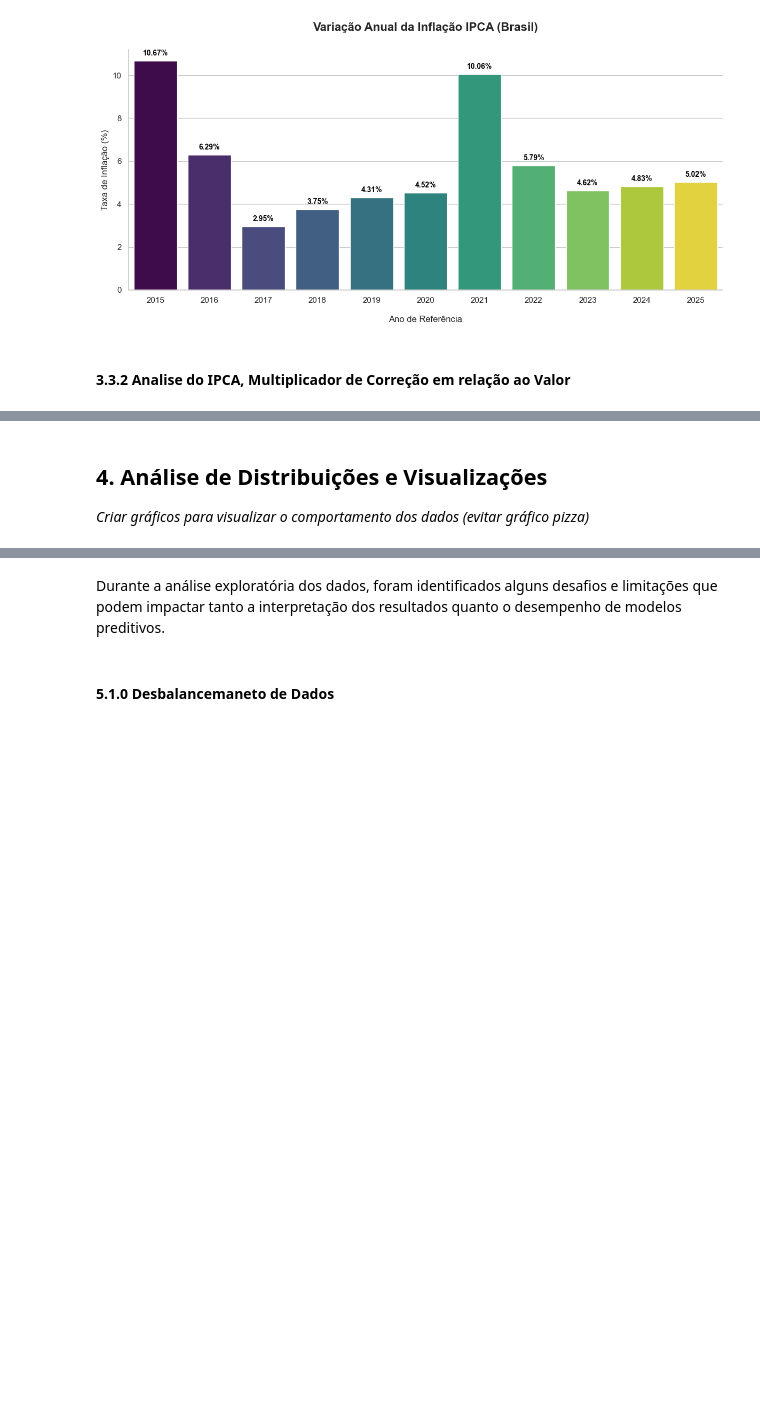
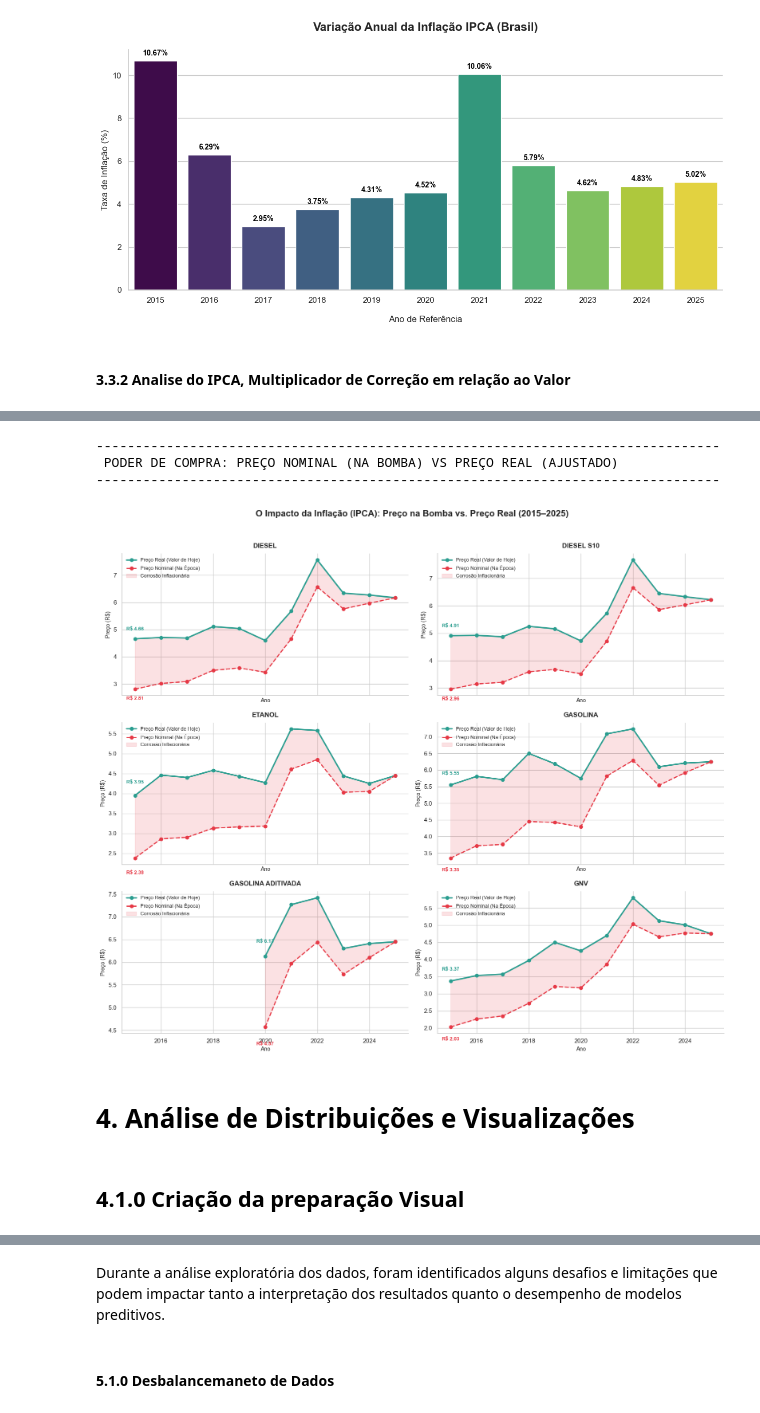
Before and after one commit to LucasCabra7/precos-combustiveis-brasil-2015-2025, a Jupyter notebook: Grupo_4_Análise_Exploratória_e_Modelagem_Preditiva_dos_Preços_de_Combustíveis_no_Brasil_(2015–2025).ipynb, the cells around one changed output, grey strips where cells are left out. Drawn from its saved outputs; the diff is of its cells as text; code cells hidden in the pictures; blank space fills up the shorter version.

```diff
--- a/Grupo_4_Análise_Exploratória_e_Modelagem_Preditiva_dos_Preços_de_Combustíveis_no_Brasil_(2015–2025).ipynb
+++ b/Grupo_4_Análise_Exploratória_e_Modelagem_Preditiva_dos_Preços_de_Combustíveis_no_Brasil_(2015–2025).ipynb
@@ -1137,4 +1165,67 @@ analisador_evolucao_real_vs_nominal.exibir_relatorio_ajustados_pela_inflacao()
+# %%
+
+class VisualizadorPoderDeCompra:
+    def __init__(self, analisador_evolucao: AnalisadorDeEvolucaoRealVsNominalPrecos):
+        self.analisador = analisador_evolucao
+        self.df_inflacao = self.analisador.calculadora_ipca.gerar_relatorio_de_fator_de_correcao()
+        self._configurar_estilo()
+
+    def _configurar_estilo(self):
+        sns.set_theme(style="whitegrid")
+        plt.rcParams["axes.titlesize"] = 12
+        plt.rcParams["axes.labelsize"] = 10
+
+    def plotar_comparativo_real_vs_nominal(self):
+        print("\n" + "-"*80)
+        print(" PODER DE COMPRA: PREÇO NOMINAL (NA BOMBA) VS PREÇO REAL (AJUSTADO)")
+        print("-"*80 + "\n")
+
+        produtos = sorted(self.analisador.dataframe['Produto'].dropna().unique())
+        qtd_produtos = len(produtos)
+
+        cols = 2
+        rows = (qtd_produtos + 1) // cols
+        fig, axes = plt.subplots(rows, cols, figsize=(16, rows * 4.5), sharex=True)
+        axes = axes.flatten()
+
+        fig.suptitle('O Impacto da Inflação (IPCA): Preço na Bomba vs. Preço Real (2015–2025)',
+                     fontsize=16, fontweight='bold', y=1.02)
+
+        for i, produto in enumerate(produtos):
+            ax = axes[i]
+
+            df_calc = self.analisador.processar_relatorio_evolucao_do_produto(produto, self.df_inflacao)
+            anos = df_calc.index
+            preco_nominal = df_calc['Preço na Bomba da Época (R$)']
+            preco_real = df_calc['Preço Equivalente Hoje (R$)']
+
+            ax.plot(anos, preco_real, marker='o', color='#2A9D8F', linewidth=2.5, label='Preço Real (Valor de Hoje)')
+            ax.plot(anos, preco_nominal, marker='o', color='#E63946', linewidth=2, linestyle='--', label='Preço Nominal (Na Época)')
+            ax.fill_between(anos, preco_nominal, preco_real, color='#E63946', alpha=0.15, label='Corrosão Inflacionária')
+            ax.text(anos[0], preco_real.iloc[0] + 0.3, f"R$ {preco_real.iloc[0]:.2f}", color='#2A9D8F', fontweight='bold', ha='center', fontsize=9)
+            ax.text(anos[0], preco_nominal.iloc[0] - 0.4, f"R$ {preco_nominal.iloc[0]:.2f}", color='#E63946', fontweight='bold', ha='center', fontsize=9)
+
+            ax.set_title(produto, fontweight='bold', pad=10)
+            ax.set_ylabel('Preço (R$)')
+            ax.set_xlabel('Ano')
+            ax.xaxis.set_major_locator(plt.MaxNLocator(integer=True))
+            ax.legend(fontsize=9, loc='upper left', frameon=False)
+            sns.despine(ax=ax)
+
+        for j in range(qtd_produtos, len(axes)):
+            fig.delaxes(axes[j])
+
+        plt.tight_layout()
+        plt.show()
+
+visualizador_poder_compra = VisualizadorPoderDeCompra(analisador_evolucao_real_vs_nominal)
+visualizador_poder_compra.plotar_comparativo_real_vs_nominal()
+# %% [output]
+--------------------------------------------------------------------------------
+ PODER DE COMPRA: PREÇO NOMINAL (NA BOMBA) VS PREÇO REAL (AJUSTADO)
+--------------------------------------------------------------------------------
+[figure, added]
 # %% [markdown]
-## 4. Análise de Distribuições e Visualizações
-
-*Criar gráficos para visualizar o comportamento dos dados (evitar gráfico pizza)*
+# 4. Análise de Distribuições e Visualizações
+# %% [markdown]
+## 4.1.0 Criação da preparação Visual
```
Also changed, not shown: parts of 22 cells of this notebook.
